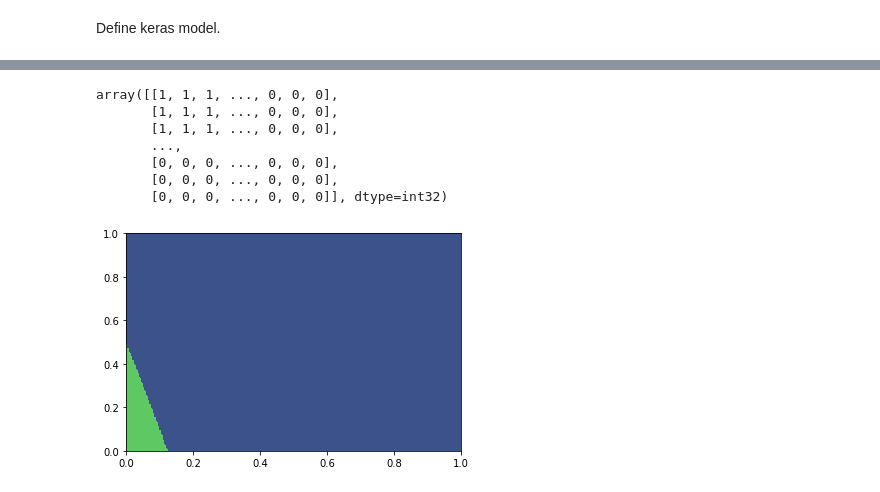
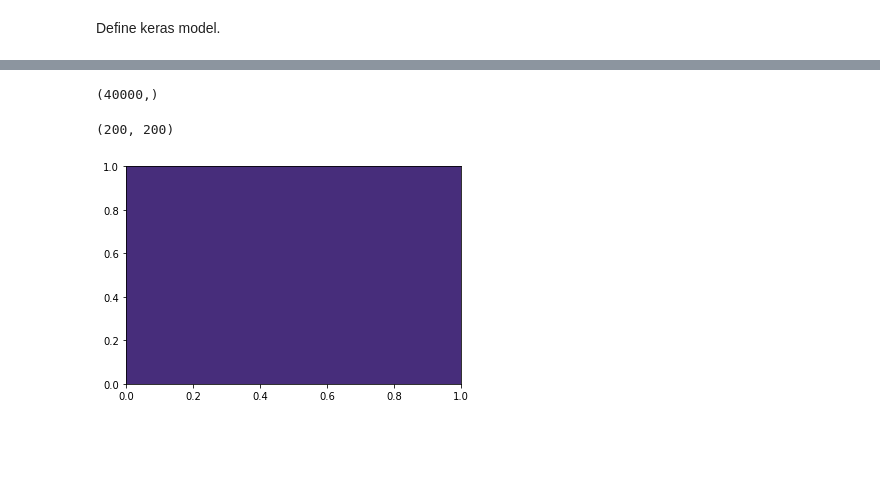
Before and after one commit to jamesrynn/Basic_DNN, a Jupyter notebook: basic_DNN_example.ipynb, the cells around one changed output, grey strips where cells are left out. Cells and saved outputs as stored; diff of their text form; code cells hidden in the pictures; blank space fills up the shorter version.

```diff
--- a/basic_DNN_example.ipynb
+++ b/basic_DNN_example.ipynb
@@ -37,3 +27,15 @@ eta = 0.05
 Niter = 1e6
 # %% [markdown]
 Define keras model.
+# %%
+act_fn = 'relu'
+
+model1 = Sequential([
+    Dense(2, activation=act_fn, input_shape=(2,)),
+    Dense(3, activation=act_fn),
+    Dense(2, activation=act_fn)
+])
+
+sgd = optimizers.SGD(learning_rate=eta)
+
+model1.compile(loss='mean_squared_error', optimizer='sgd', metrics=['accuracy'])
@@ -80,0 +62,2 @@ Epoch 2000/2000
+# %%
+model1.fit(x=X_train, y=y_train, workers=-1, epochs=20000)
@@ -90,13 +91,8 @@ nx1, nx2 = (200, 200)
 xv1, xv2 = np.linspace(0,1,nx1), np.linspace(0,1,nx2)
 
 Xv1, Xv2 = np.meshgrid(xv1,xv2)
-Xv1 = Xv1.ravel()
-Xv2 = Xv2.ravel()
 
-test_data = {'x1' : Xv1, 'x2' : Xv2}
-test_data = pd.DataFrame(test_data)
+x1_test = np.array(Xv1.T.ravel())
+x2_test = np.array(Xv2.T.ravel())
 
-test_data.head()
-
-#test_data = np.concatenate((Xv1, Xv2))
-#test_data.shape
+X_test = np.stack((x1_test,x2_test),axis=1)
@@ -110,19 +99,17 @@ test_data.head()
+# %%
+x1_test.shape
+# %% [output]
+(40000,)
 # %%
-y_predict = model.predict_classes(test_data)
+y_predict = model1.predict(test_data)
 y_predict = np.array([round(x[0]) for x in y_predict])
 y_predict = y_predict.reshape((nx1, nx2))
 
-y_predict
+y_predict.shape
 # %% [output]
-array([[1, 1, 1, ..., 0, 0, 0],
-       [1, 1, 1, ..., 0, 0, 0],
-       [1, 1, 1, ..., 0, 0, 0],
-       ...,
-       [0, 0, 0, ..., 0, 0, 0],
-       [0, 0, 0, ..., 0, 0, 0],
-       [0, 0, 0, ..., 0, 0, 0]], dtype=int32)
+(200, 200)
 # %%
-h = plt.contourf(xv1,xv2,y_predict, levels=(0,0.5, 1))
+h = plt.contourf(Xv1,Xv2,y_predict, levels=(0,0.25,0.5,1))
 plt.show()
 # %% [output]
-[figure, old version]
+[figure, new version]
```
Also changed, not shown: parts of 8 cells of this notebook.
